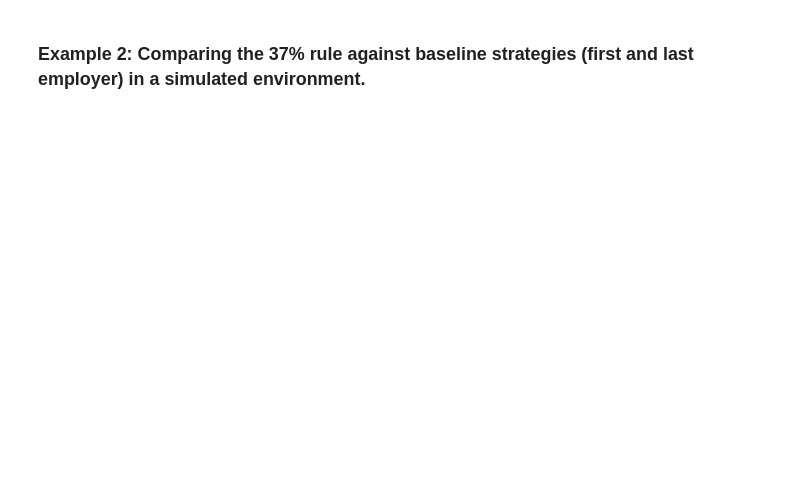
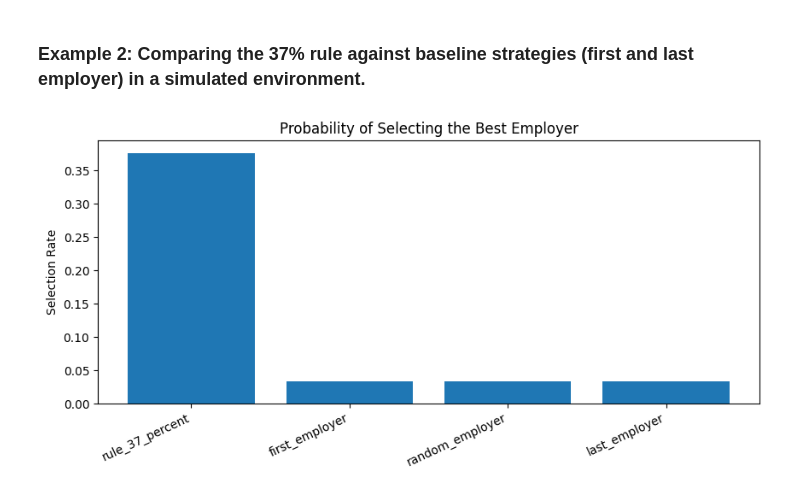
Before and after one commit to do-while-do/the-37percentage-rule, a Jupyter notebook: prime_37_job_search_37percentage_rule.ipynb, the cells around one changed output. Cells and saved outputs as stored; diff of their text form; code cells hidden in the pictures; blank space fills up the shorter version.

Commit message:
running second example simulation with plots

```diff
--- a/prime_37_job_search_37percentage_rule.ipynb
+++ b/prime_37_job_search_37percentage_rule.ipynb
@@ -509,0 +585,23 @@ def select_random_employer(fit_scores):
+# %%
+# Create a new figure with a specific size
+plt.figure(figsize=(10, 4))
+
+# Create a bar chart
+plt.bar(
+    summary["strategy"],
+    summary["picked_best_rate"]
+)
+
+# Add a title to the plot
+plt.title("Probability of Selecting the Best Employer")
+
+# Label the vertical axis
+plt.ylabel("Selection Rate")
+
+# Rotate strategy names for readability
+plt.xticks(rotation=25, ha="right")
+
+# Display the plot
+plt.show()
+# %% [output]
+[figure, added]
```
Also changed, not shown: parts of 3 cells of this notebook.
